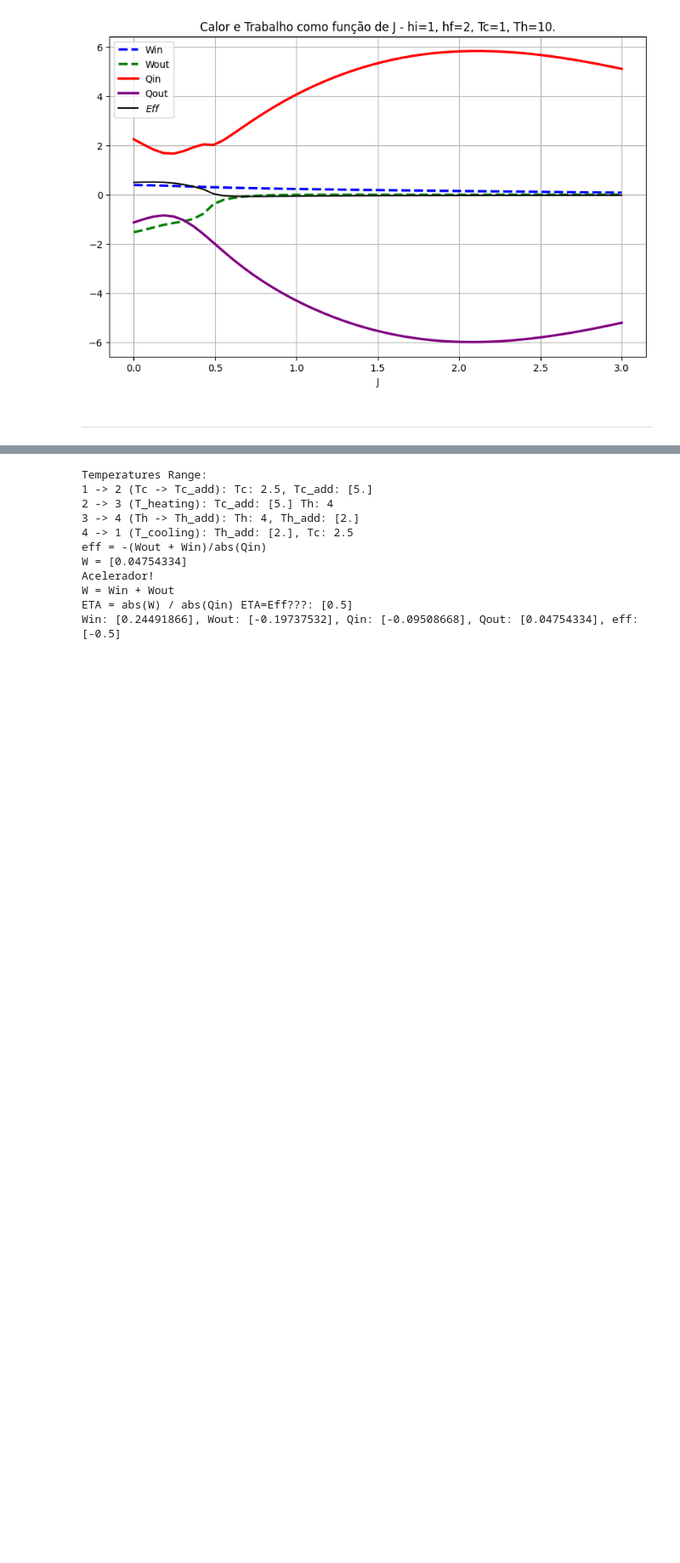
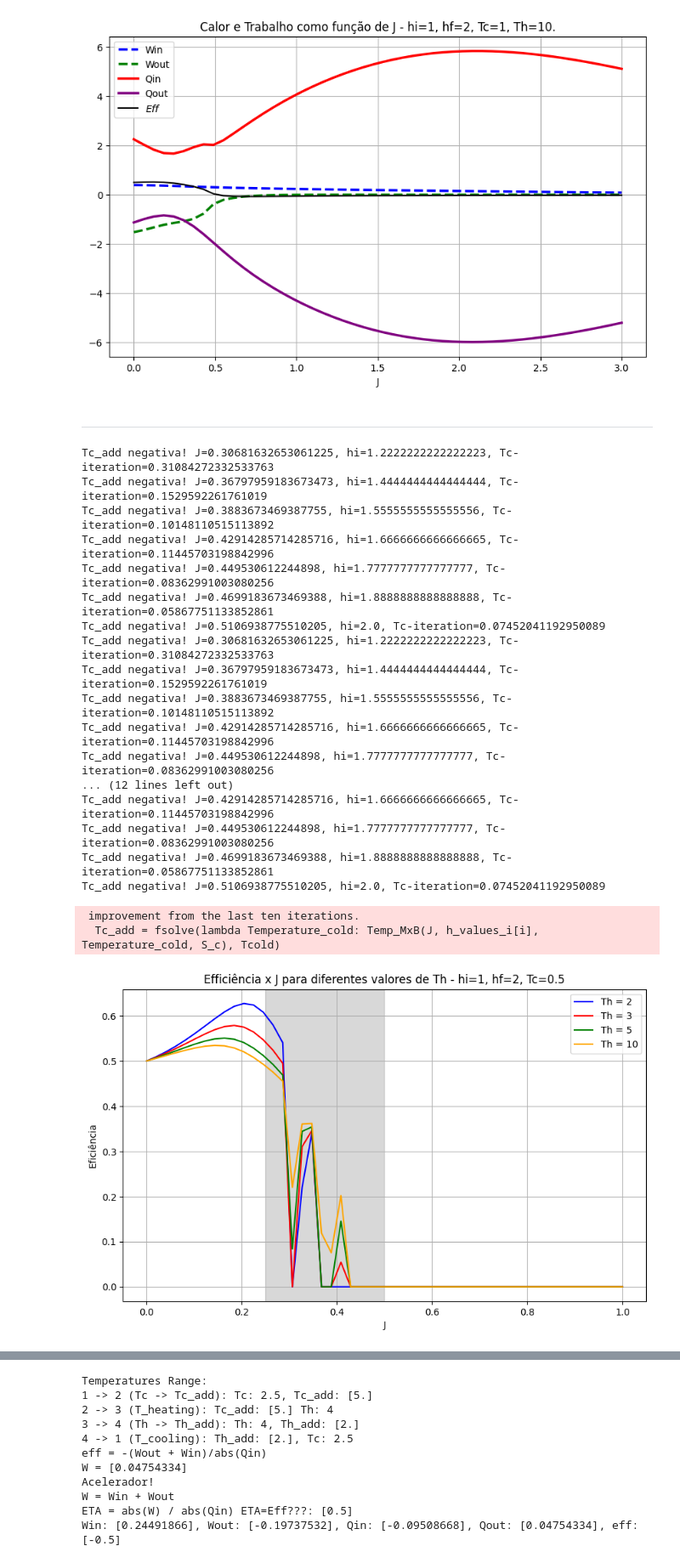
Before and after one commit to machadojoaopaulo/QuantumThermodynamics, a Jupyter notebook: MxB-classico.ipynb, the cells around one changed output, grey strips where cells are left out. Shown at 85% size. Drawn from its saved outputs; the diff is of its cells as text; code cells hidden in the pictures; blank space fills up the shorter version.

```diff
--- a/MxB-classico.ipynb
+++ b/MxB-classico.ipynb
@@ -342,3 +352,66 @@ plot_energies_x_J(J_range, hi, hf, Tc, Th, PASSOS)
 [figure]
 # %% [markdown]
 ---------------------------
+# %%
+import numpy as np
+import matplotlib.pyplot as plt  # Corrigido: matplotlib.pyplot
+
+def plot_eff(J_range, hi, hf, Tc, Th_list, PASSOS):
+    J = np.linspace(0.001, J_range, 50)
+    colors = ['blue', 'red', 'green', 'orange', 'black']
+
+    plt.figure(figsize=(10, 6))
+
+    for i, Thot in enumerate(Th_list):
+        eff = np.zeros_like(J)
+
+        for j, Jj in enumerate(J):
+            Tc_add, Th_add, T_values_i, T_values_f, h_values_i, h_values_f, \
+            S_values_i, S_values_f, T_heating_values, T_cooling_values, \
+            S_heating_values, S_cooling_values = calcula_T_Ciclo_MxB(Jj, hi, hf, Tc, Thot, PASSOS)
+
+            Win, Wout, Qin, Qout, eta = Ciclo_de_Otto_MxB(Jj, hi, hf, Tc, Tc_add, Thot, Th_add)
+
+            W = Win + Wout
+            if W < 0:
+                eff[j] = np.round(eta, 7)
+
+        plt.plot(J, eff, label=f'Th = {Thot}', color=colors[i % len(colors)])
+
+    plt.title(f"Efficiência x J para diferentes valores de Th - hi={hi}, hf={hf}, Tc={Tc}")
+    plt.xlabel("J")
+    plt.ylabel("Eficiência")
+    #plt.xticks(np.arange(0.2, 0.6, 0.05))
+    plt.legend()
+    plt.grid(True)
+    plt.axvspan(0.25, 0.5, color='gray', alpha=0.3)
+    plt.show()
+# %%
+J = 1
+hi = 1
+hf = 2
+Tc = 0.5
+Th = [2, 3, 5, 10]
+Passos = 10
+plot_eff(J,hi,hf,Tc,Th,Passos)
+# %% [output]
+Tc_add negativa! J=0.30681632653061225, hi=1.2222222222222223, Tc-iteration=0.31084272332533763
+Tc_add negativa! J=0.36797959183673473, hi=1.4444444444444444, Tc-iteration=0.1529592261761019
+Tc_add negativa! J=0.3883673469387755, hi=1.5555555555555556, Tc-iteration=0.10148110515113892
+Tc_add negativa! J=0.42914285714285716, hi=1.6666666666666665, Tc-iteration=0.11445703198842996
+Tc_add negativa! J=0.449530612244898, hi=1.7777777777777777, Tc-iteration=0.08362991003080256
+Tc_add negativa! J=0.4699183673469388, hi=1.8888888888888888, Tc-iteration=0.05867751133852861
+Tc_add negativa! J=0.5106938775510205, hi=2.0, Tc-iteration=0.07452041192950089
+Tc_add negativa! J=0.30681632653061225, hi=1.2222222222222223, Tc-iteration=0.31084272332533763
+Tc_add negativa! J=0.36797959183673473, hi=1.4444444444444444, Tc-iteration=0.1529592261761019
+Tc_add negativa! J=0.3883673469387755, hi=1.5555555555555556, Tc-iteration=0.10148110515113892
+Tc_add negativa! J=0.42914285714285716, hi=1.6666666666666665, Tc-iteration=0.11445703198842996
+Tc_add negativa! J=0.449530612244898, hi=1.7777777777777777, Tc-iteration=0.08362991003080256
+... (12 lines left out)
+Tc_add negativa! J=0.42914285714285716, hi=1.6666666666666665, Tc-iteration=0.11445703198842996
+Tc_add negativa! J=0.449530612244898, hi=1.7777777777777777, Tc-iteration=0.08362991003080256
+Tc_add negativa! J=0.4699183673469388, hi=1.8888888888888888, Tc-iteration=0.05867751133852861
+Tc_add negativa! J=0.5106938775510205, hi=2.0, Tc-iteration=0.07452041192950089
+ improvement from the last ten iterations.
+  Tc_add = fsolve(lambda Temperature_cold: Temp_MxB(J, h_values_i[i], Temperature_cold, S_c), Tcold)
+[figure, added]
```
Also changed, not shown: parts of 14 cells of this notebook, 38 other files.
